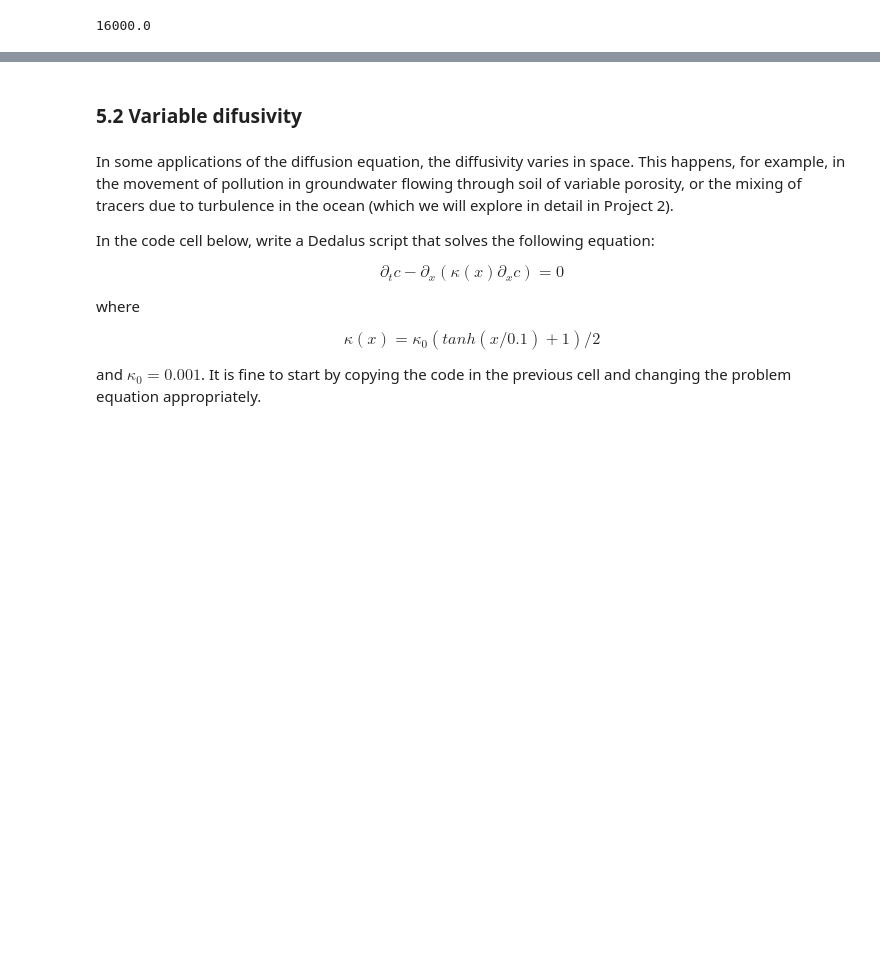
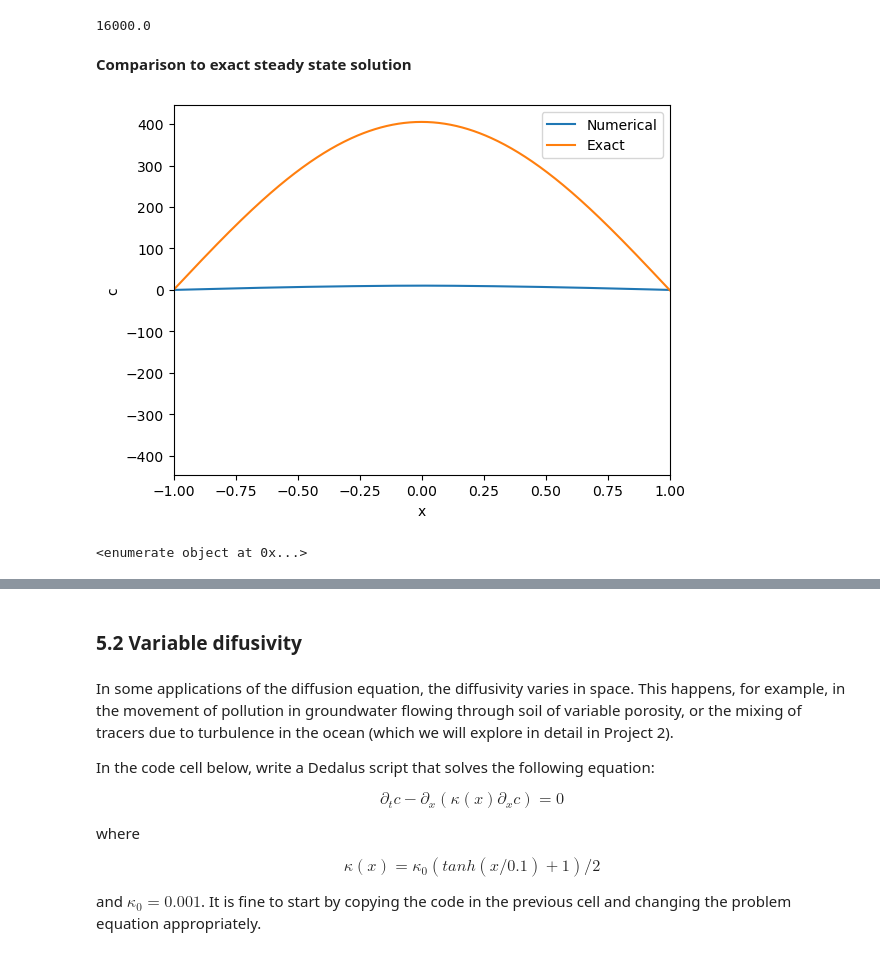
Before and after one commit to Feesh5/QCES, a Jupyter notebook: Project1_dedalus.ipynb, the cells around one changed output, grey strips where cells are left out. Cells and saved outputs as stored; diff of their text form; code cells hidden in the pictures; blank space fills up the shorter version.

```diff
--- a/Project1_dedalus.ipynb
+++ b/Project1_dedalus.ipynb
@@ -670,3 +482,25 @@ As tested above, changing timescale from 10 to 100 to 1000 shows that complete d
 print((2*Lx)**2/kappa)
 # %% [output]
 16000.0
+# %% [markdown]
+**Comparison to exact steady state solution**
+# %%
+#Exact solution:
+def diff_exact(x, kappa, Lx):
+    return (Lx/np.pi)**2*1/kappa *(np.cos(np.pi*x/Lx)-np.cos(np.pi/Lx))
+
+
+plt.plot(x, c['g'], label='Numerical') # will plot values for last stored time
+plt.plot(x, diff_exact(x, kappa, Lx), label='Exact')
+plt.xlim(-1,1)
+plt.xlabel('x')
+plt.ylabel('c')
+plt.legend()
+plt.show()
+# %% [output]
+[figure, added]
+# %%
+ts = [5, 10, 100, 500, 1000, 4000]
+print(enumerate(ts))
+# %% [output]
+<enumerate object at 0x...>
```
Also changed, not shown: parts of 13 cells of this notebook, 1 other file.
